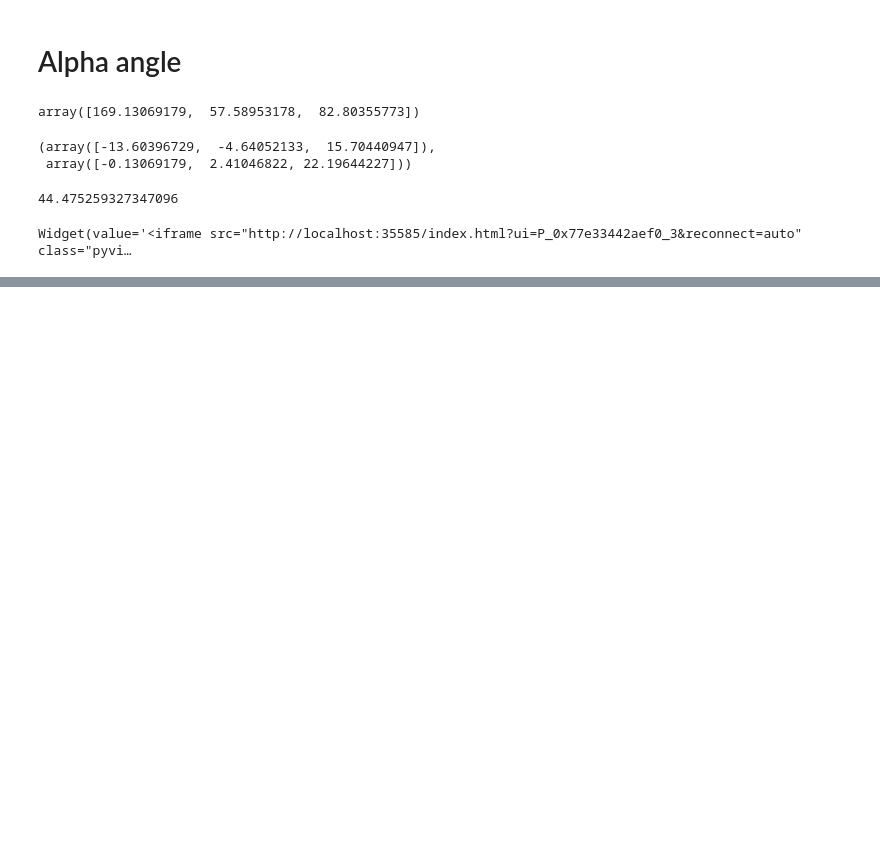
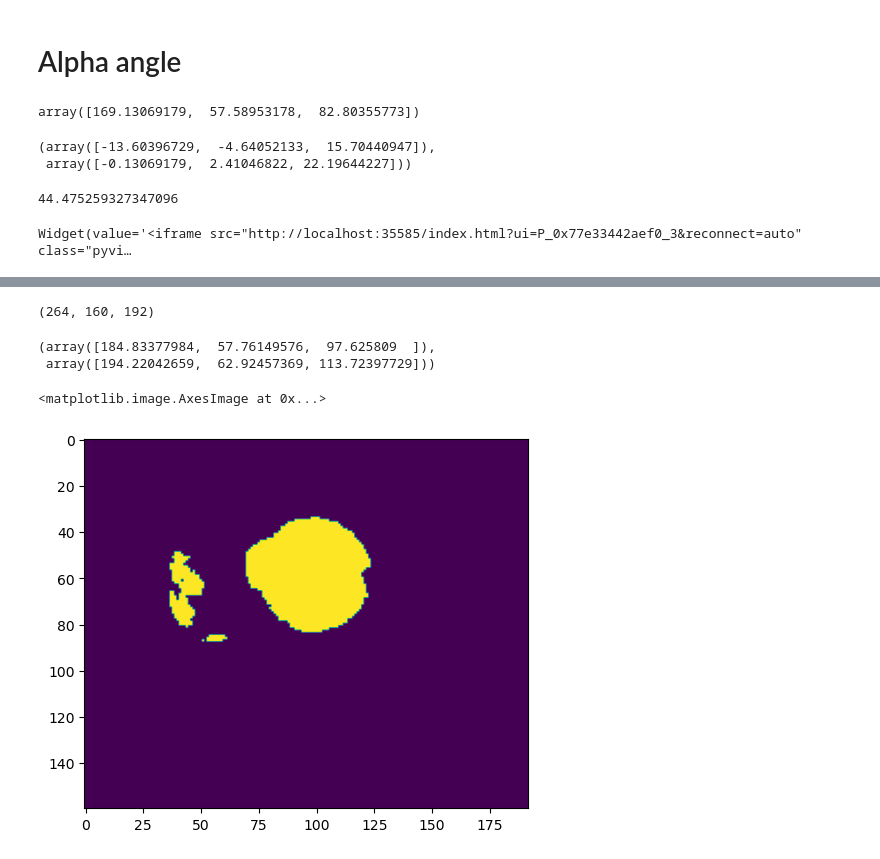
Before and after one commit to swestfechtel/morphometry, a Jupyter notebook: cookbook.ipynb, the cells around one changed output, grey strips where cells are left out. Cells and saved outputs as stored; diff of their text form; code cells hidden in the pictures; blank space fills up the shorter version.

```diff
--- a/cookbook.ipynb
+++ b/cookbook.ipynb
@@ -255,0 +267,6 @@ p.close()
+# %%
+mask = sitk.ReadImage('/home/simon/Data/Hamburg/10000_30_PD_FS_SPC_COR/100000_30_PD_FS_SPC_COR.nii')
+spacing = mask.GetSpacing()
+z_ratio = abs(spacing[2]) / 2 * abs(spacing[0])
+mask_array = sitk.GetArrayFromImage(mask)
+mask_array = np.swapaxes(mask_array, 0, 1)
@@ -255,0 +277,2 @@ p.close()
+# %%
+femur_array = np.where(mask_array == 1, 1, 0)
@@ -255,0 +281,3 @@ p.close()
+# %%
+left_femur = femur_array[:, :, :femur_array.shape[2] // 2]
+right_femur = femur_array[:, :, femur_array.shape[2] // 2:]
@@ -255,0 +287,17 @@ p.close()
+# %%
+left_femur.shape
+# %% [output]
+(264, 160, 192)
+# %%
+lr, left_fhc = hip.get_femoral_head_center(left_femur)
+rr, right_fhc = hip.get_femoral_head_center(right_femur)
+# %%
+left_fhc, right_fhc
+# %% [output]
+(array([184.83377984,  57.76149576,  97.625809  ]),
+ array([194.22042659,  62.92457369, 113.72397729]))
+# %%
+plt.imshow(left_femur[int(left_fhc[0])])
+# %% [output]
+<matplotlib.image.AxesImage at 0x...>
+[figure, added]
```
Also changed, not shown: parts of 26 cells of this notebook, 1 other file.
